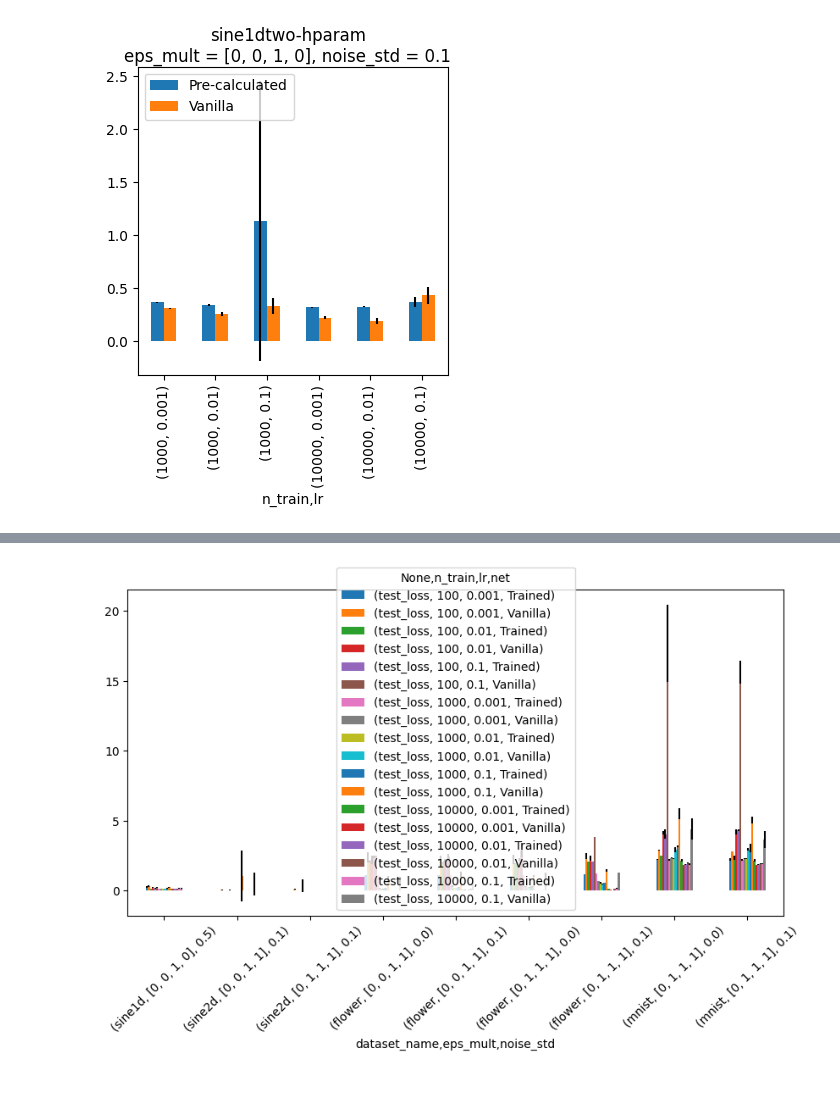
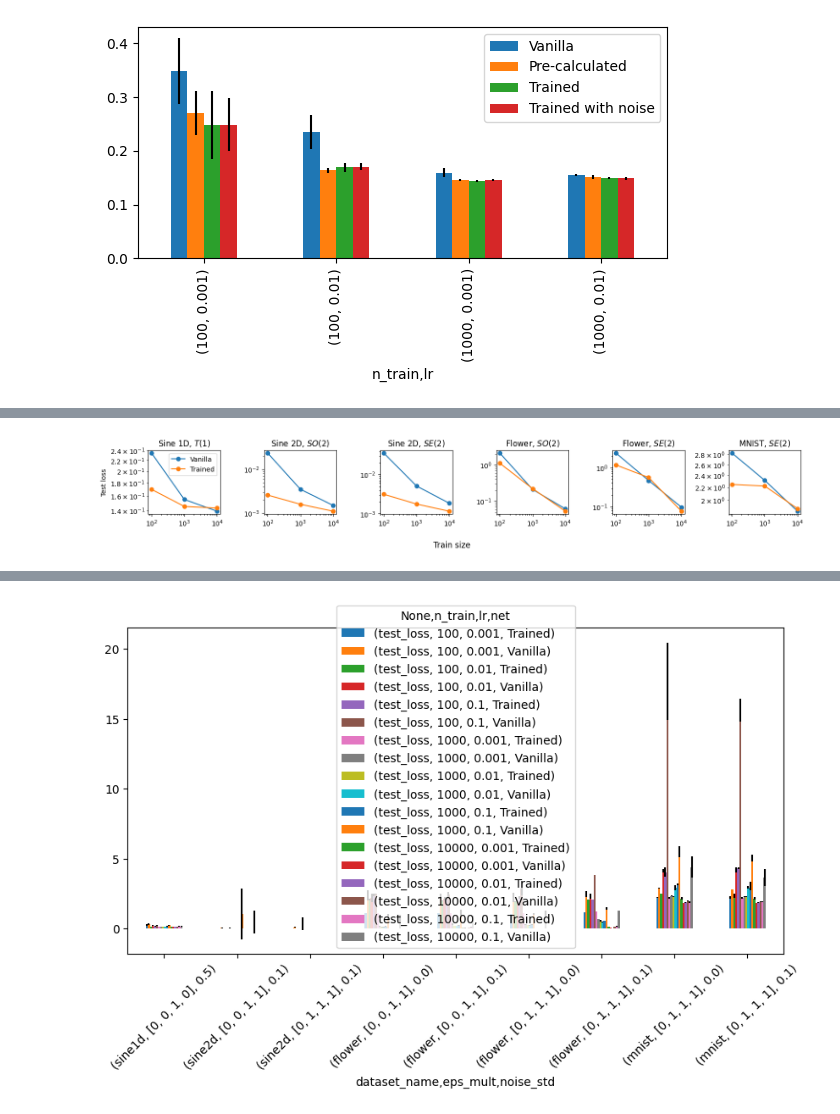
Before and after one commit to elidub/SymPDE, a Jupyter notebook: notebooks_symlie/results_step2.ipynb, the cells around one changed output, grey strips where cells are left out. Saved outputs shown, nothing was run; the diff lists cells and outputs as text; code cells hidden in the pictures; blank space fills up the shorter version.

```diff
--- a/notebooks_symlie/results_step2.ipynb
+++ b/notebooks_symlie/results_step2.ipynb
@@ -29,7 +26,20 @@ The autoreload extension is already loaded. To reload it, use:
 # %%
-update_results_df()
+# check_df = 'results'
+# reload = False
 
-df = pd.read_pickle('../logs/store/results_df.pkl')
+check_df = 'inspect'
+reload = False
+
+
+match check_df:
+    case 'results':
+        if reload:
+            update_results_df()
+        df = pd.read_pickle('../logs/store/results_df.pkl')
+    case 'inspect':
+        df_inspect = get_inspect_df(reload = reload)
+        df = df_inspect
+
 print(df.shape)
 print(df.columns)
 df.head()
@@ -56,26 +66,23 @@ Index(['lr', 'net', 'bias', 'name', 'seed', 'tags', 'test', 'n_val', 'train',
 group_params = ['eps_mult', 'noise_std']
 hyper_params  = ['n_train', 'lr', 'net']
 
-datasets_predict = {
-    # 'sine1dlayers' : {'log' : True},
-    # 'sine1dtwo-hparam' : {'log' : True},
-    # 'sine1d' : {'log' : True},
-    # 'sine2d' : {'log' : True},
-    # 'flower' : {'log' : True},
-    # 'mnist' : {'log' : True},
-}
-
-datasets_predict = [
-    # 'sine1dlayers',
-    'sine1dtwo-hparam',
-    # 'sine1d',
-    # 'sine2d',
-    # 'flower',
-    # 'mnist',
+datasets_new = [
+    'sine1d',
+    'sine2d',
+    'flower',
+    'mnist',
 ]
 
+datasets_inspect = [
+    'sine1d-noise',
+    # 'sine1dlayers',
+    # 'sine1dtwo-hparam',
+]
+datasets_predict = {'results' : datasets_new, 'inspect' : datasets_inspect}[check_df]
+
 default_log = [
-
+    'sine2d',
+    # 'flower',
 ]
 
 d_pivots = {}
@@ -100,32 +107,38 @@ for dataset_name in datasets_predict:
         for row in d['transform_kwargs']:
             if 'eps_mult' in row:
                 row['eps_mult'] = [float(x) for x in row['eps_mult']]
 
+
+        _, noise_std = group
+        if float(noise_std) == 0.0: continue
+
+
         d = d.drop_duplicates(subset=hyper_params + ['seed', 'test_loss']) #TODO: why is this necessary?
         assert_columns_same(d, ['data_kwargs', 'transform_kwargs', 'data_dir'])
 
         d_pivot = pivot(d, columns=hyper_params)
         d_pivot = rename_net(d_pivot)
         d_pivots[(dataset_name, group)] = dict(d_pivot=d_pivot)
 
         dd = pd.DataFrame(data = [f'{mean:.2e} ± {std:.2e}' for mean, std in zip(d_pivot.mean().values, d_pivot.std().values)], index = d_pivot.columns).T
         dd_mean = pd.DataFrame(data = [mean for mean in d_pivot.mean().values], index = d_pivot.columns).T
         dd_std = pd.DataFrame(data = [std for std in d_pivot.std().values], index = d_pivot.columns).T
 
         for dd_i, dds_i in zip([dd, dd_mean, dd_std], [dds, dds_mean, dds_std]):
 
             dd_i[index_columns] = [dataset_name] + list(group)
             dd_i = dd_i.set_index(index_columns)
             dds_i.append(dd_i)
 
         # continue
         logx = True if dataset_name in default_log else False
         suptitle = dataset_name + '\n' + ', '.join([f'{group_param} = {group_el}' for group_param, group_el in zip(group_params, group)]) if group != 0 else dataset_name
-        plot_pivot(d_pivot=d_pivot, legend_loc = 'upper left', logx=logx, suptitle = suptitle)
+        # plot_pivot(d_pivot=d_pivot, legend_loc = 'upper right', logx=logx, suptitle = suptitle)
+        plot_pivot(d_pivot=d_pivot, legend_loc = 'upper right', logx=logx, suptitle = None, figsize = (6, 4))
 
 ddd = pd.concat(dds)
 ddd_mean = pd.concat(dds_mean)
 ddd_std = pd.concat(dds_std)
 ddd
 # %% [output]
-[figure, old version]
+[figure, new version]
@@ -138,3 +180,22 @@ ddd
+# %%
+n_plot = len(d_min)
+# fig, axs = plt.subplots(nrows=n_plot, figsize=(3, 3*n_plot))
+fig, axs = plt.subplots(ncols=n_plot, figsize=(2.5*n_plot, 2.5), tight_layout = True, sharex=True, sharey=False)
+
+for ax, (index, row) in zip(axs, d_min.iterrows()):
+
+    dataset, eps_mult, noise_std = index
+
+    for net_name in d_min.columns.get_level_values(0).unique():
+
+        title = title_dict['dataset'][dataset] + ', ' + title_dict['eps_mult'][eps_mult]
+        row[net_name].plot(marker = 'o', logx=True, logy=True, ax = ax, label = net_name, title = title)
+axs[0].legend()
+axs[0].set_ylabel('Test loss')
+fig.supxlabel('Train size')
+plt.show()
+# %% [output]
+[figure, added]
 # %%
 d = df.copy()
 
```
Also changed, not shown: parts of 10 cells of this notebook, 16 other files.
